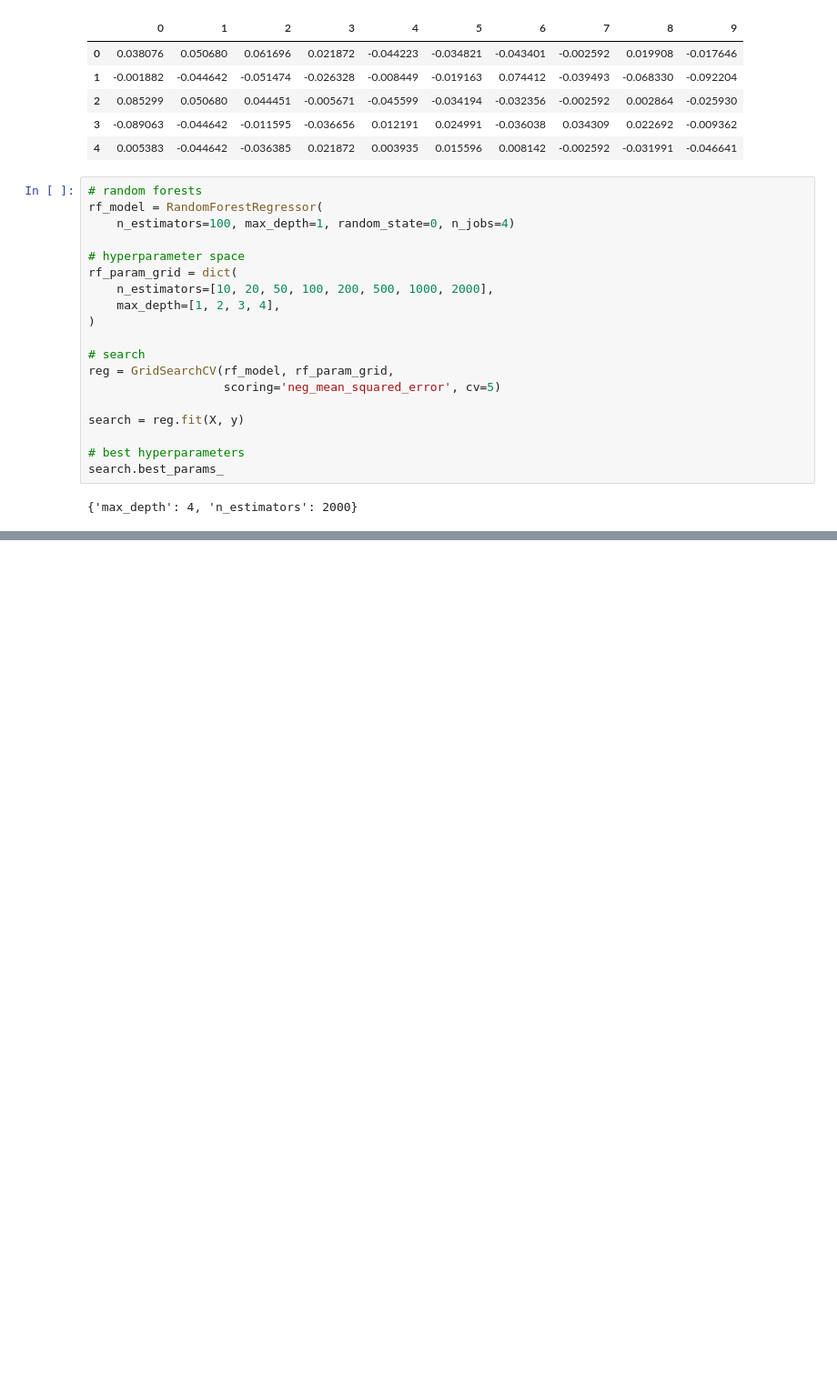
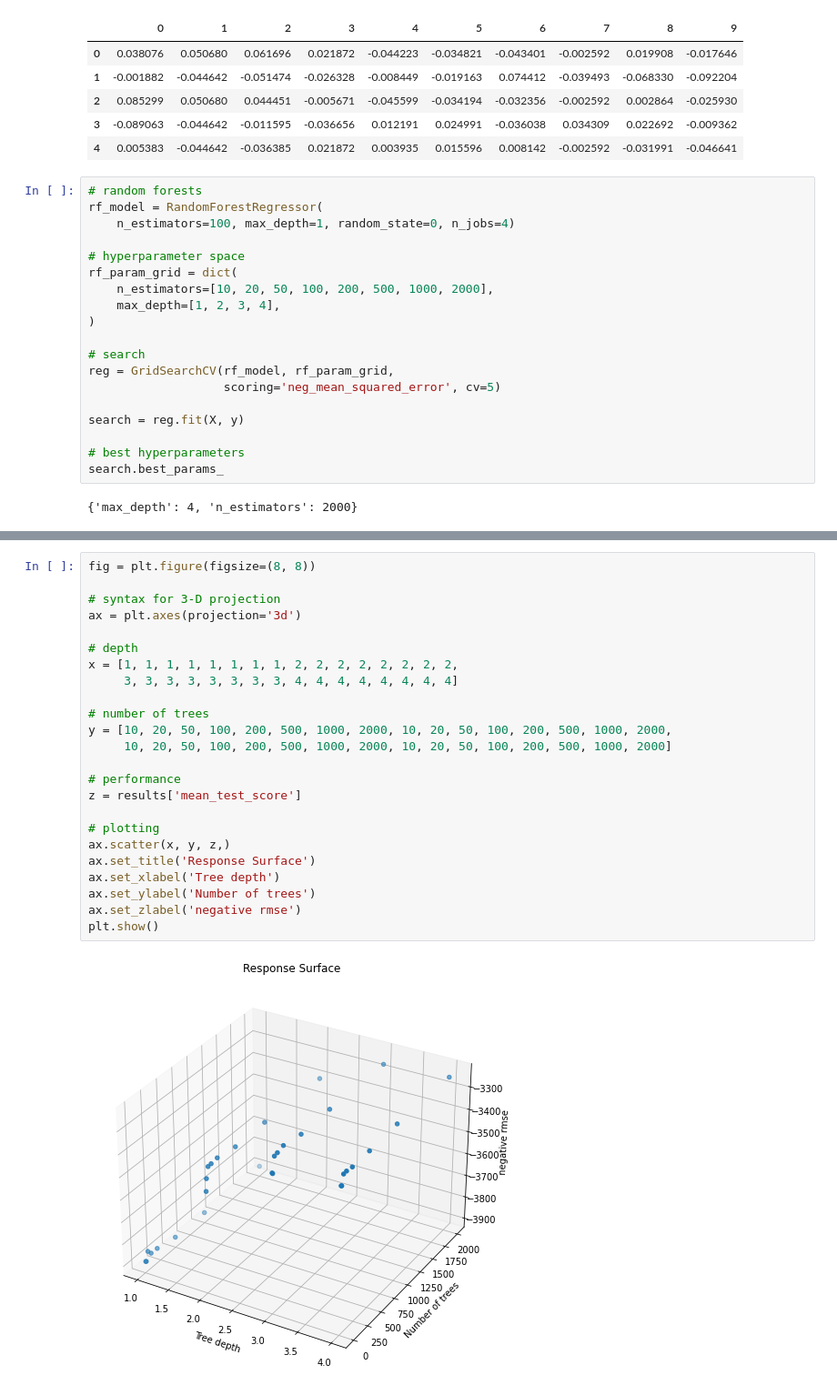
Before and after one commit to ArindamBanerji/feature-eng-eda-recipes, a Jupyter notebook: notebooks/feat_eng_select/hyp-1a.ipynb, the cells around one changed output, grey strips where cells are left out. Shown at 91% size. Cells and saved outputs as stored; diff of their text form; blank space fills up the shorter version.

```diff
--- a/notebooks/feat_eng_select/hyp-1a.ipynb
+++ b/notebooks/feat_eng_select/hyp-1a.ipynb
@@ -62,0 +74,26 @@ results.head(20)
+# %%
+fig = plt.figure(figsize=(8, 8))
+
+# syntax for 3-D projection
+ax = plt.axes(projection='3d')
+
+# depth
+x = [1, 1, 1, 1, 1, 1, 1, 1, 2, 2, 2, 2, 2, 2, 2, 2,
+     3, 3, 3, 3, 3, 3, 3, 3, 4, 4, 4, 4, 4, 4, 4, 4]
+
+# number of trees
+y = [10, 20, 50, 100, 200, 500, 1000, 2000, 10, 20, 50, 100, 200, 500, 1000, 2000,
+     10, 20, 50, 100, 200, 500, 1000, 2000, 10, 20, 50, 100, 200, 500, 1000, 2000]
+
+# performance
+z = results['mean_test_score']
+
+# plotting
+ax.scatter(x, y, z,)
+ax.set_title('Response Surface')
+ax.set_xlabel('Tree depth')
+ax.set_ylabel('Number of trees')
+ax.set_zlabel('negative rmse')
+plt.show()
+# %% [output]
+[figure, added]
```
Also changed, not shown: parts of 1 cell of this notebook, 10 other files.
